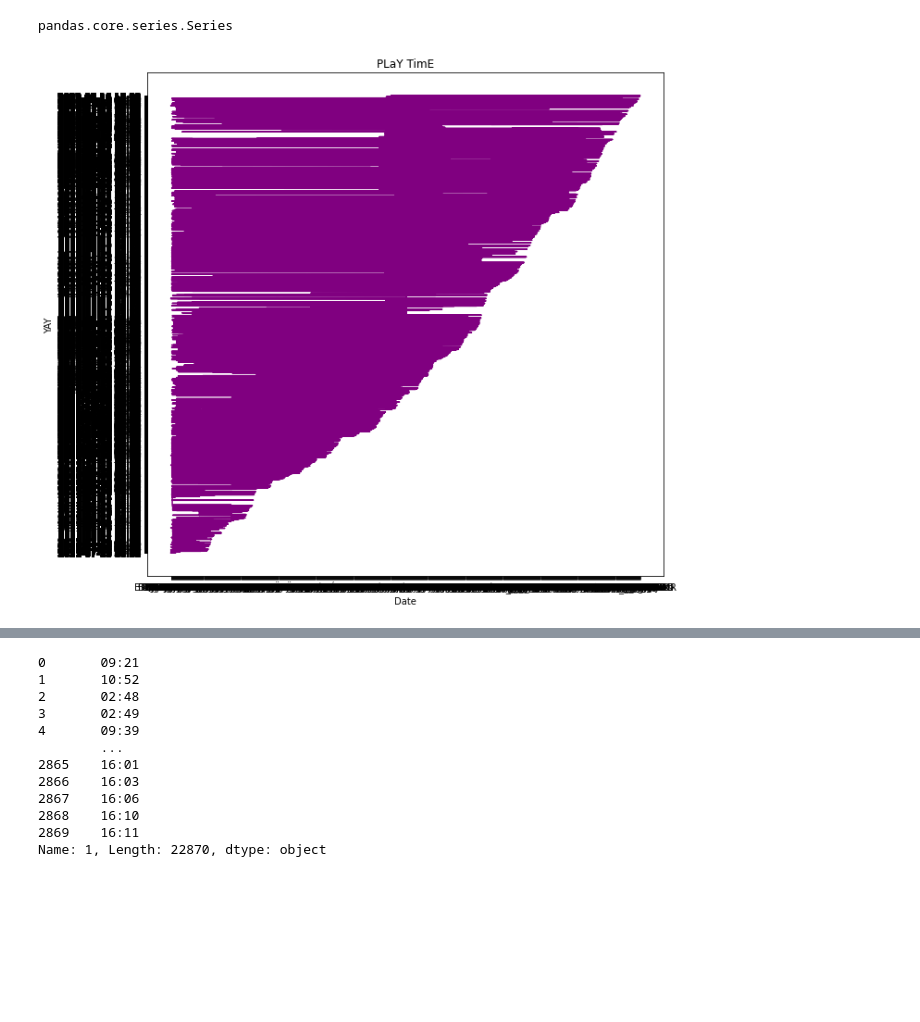
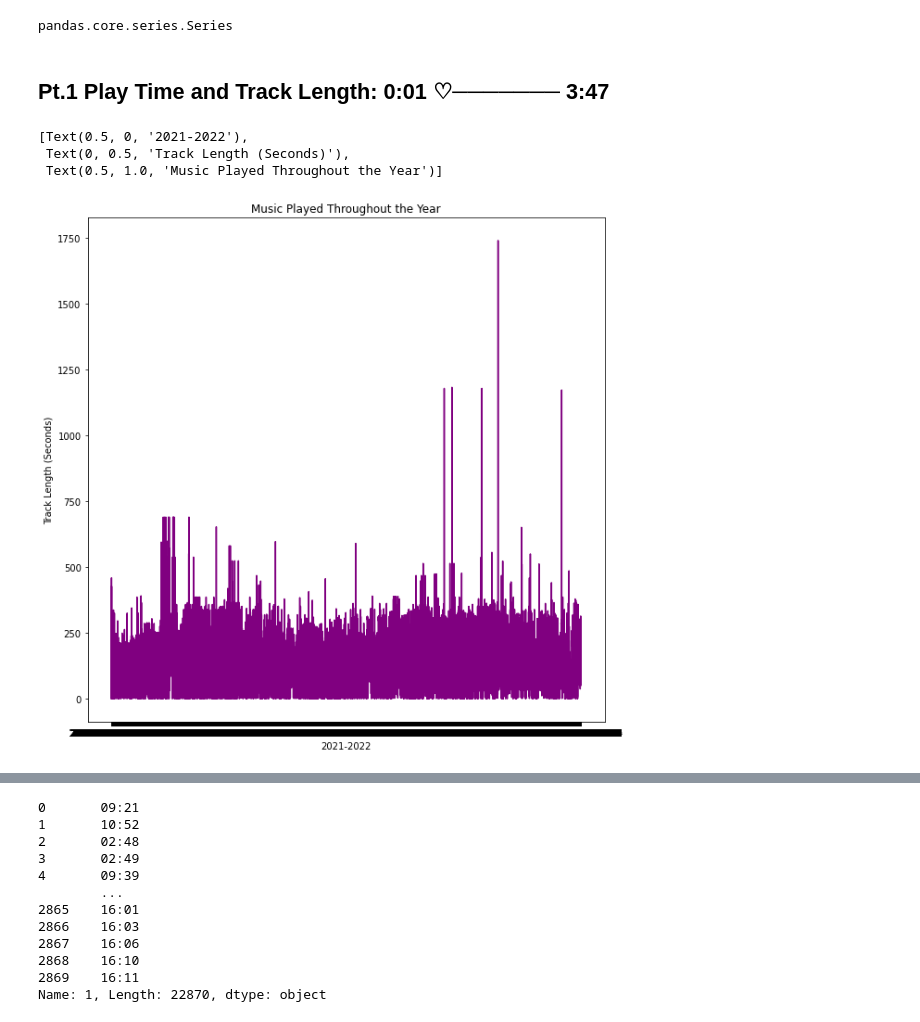
Before and after one commit to charliehanlon/SpotifyExploration, a Jupyter notebook: SpotifyEx.ipynb, the cells around one changed output, grey strips where cells are left out. Cells and saved outputs as stored; diff of their text form; code cells hidden in the pictures; blank space fills up the shorter version.

```diff
--- a/SpotifyEx.ipynb
+++ b/SpotifyEx.ipynb
@@ -89,17 +91,20 @@ memory usage: 893.4+ KB
 type(sdf['artistName'][0])
 # %% [output]
 pandas.core.series.Series
+# %% [markdown]
+## Pt.1 Play Time and Track Length: 0:01 ♡─────── 3:47
 # %%
 fig, ax = plt.subplots(figsize=(10, 10))
 
-ax.plot(sdf['artistName'],
-        sdf['endTime'],
+ax.plot(sdf['endTime'],
+        sdf['msPlayed'],
         color='purple')
 
-ax.set(xlabel="Date",
-       ylabel="YAY",
-       title="PLaY TimE")
-
-plt.show()
+ax.set(xlabel="2021-2022",
+       ylabel="Track Length (Seconds)",
+       title="Music Played Throughout the Year")
 # %% [output]
+[Text(0.5, 0, '2021-2022'),
+ Text(0, 0.5, 'Track Length (Seconds)'),
+ Text(0.5, 1.0, 'Music Played Throughout the Year')]
-[figure, old version]
+[figure, new version]
```
Also changed, not shown: parts of 27 cells of this notebook, 1 other file.
